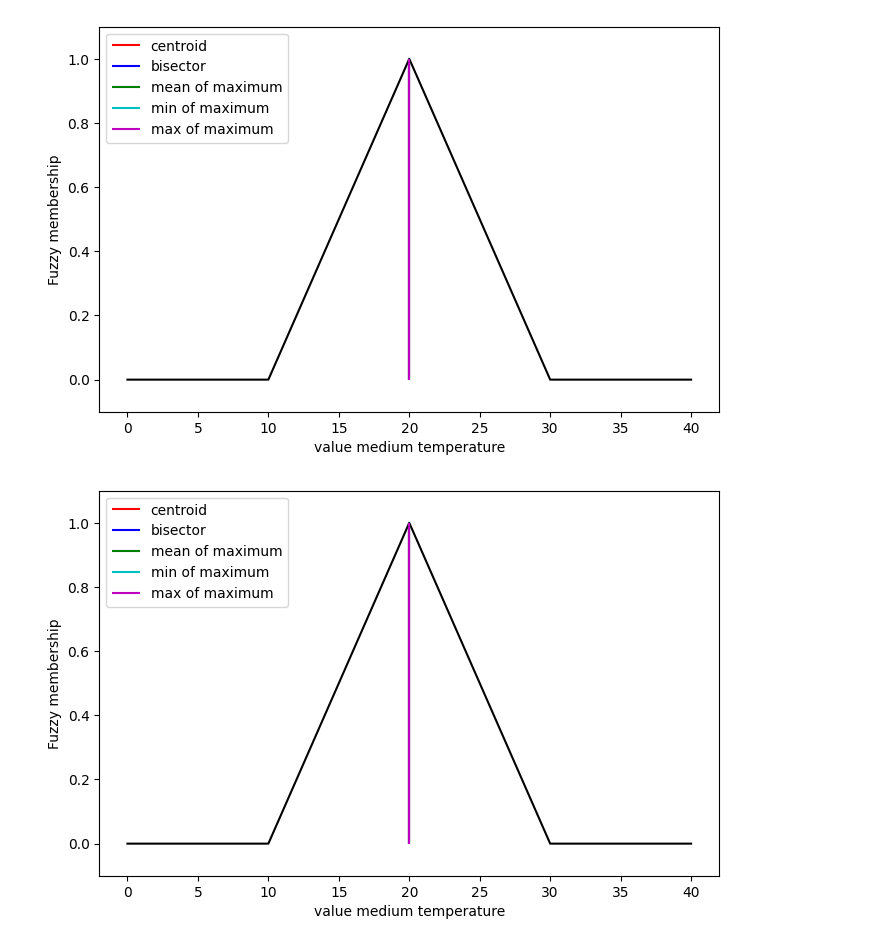
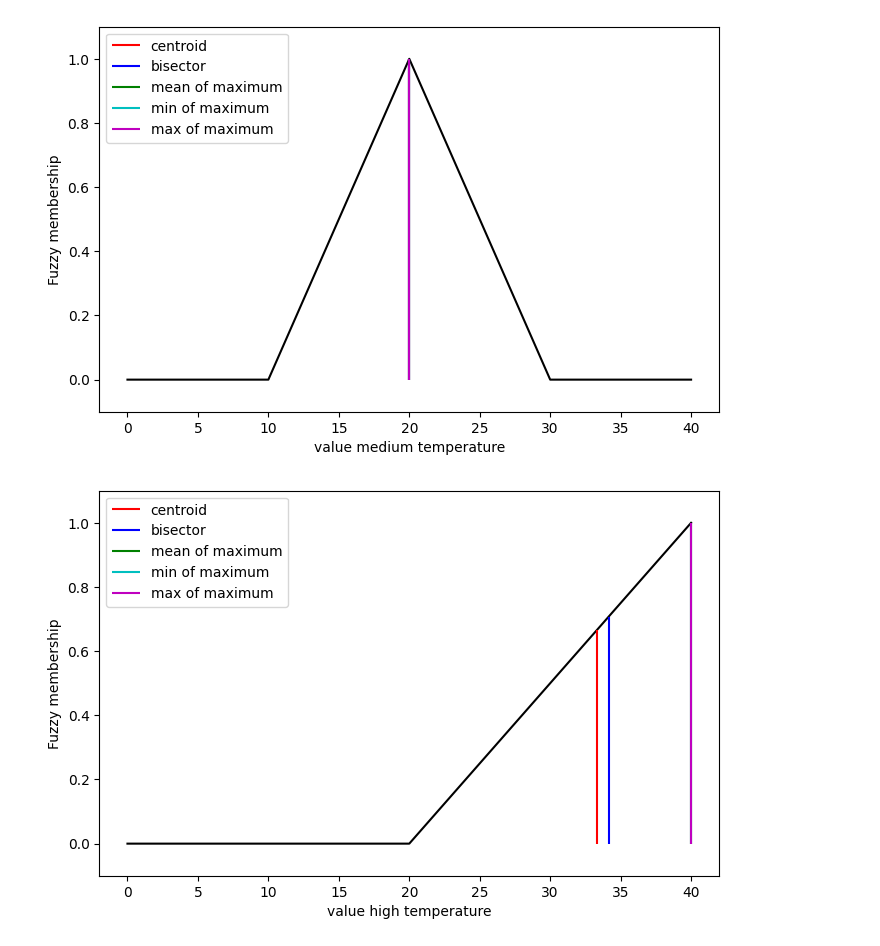
Before and after one commit to martavise/fuzzy-tutorial, a Jupyter notebook: 03_SelfHeatingSystem.ipynb, the cells around one changed output. Drawn from its saved outputs; the diff is of its cells as text; code cells hidden in the pictures.

```diff
--- a/03_SelfHeatingSystem.ipynb
+++ b/03_SelfHeatingSystem.ipynb
@@ -222,37 +222,37 @@ import matplotlib.pyplot as plt
 #temp['medium'] = fuzz.trimf(temp.universe, [10, 20, 30])
 #temp['high'] = fuzz.trimf(temp.universe, [20, 40, 40])
 x = temp.universe
-mfx = fuzz.trimf(temp.universe, [10, 20, 30])
+mfx = fuzz.trimf(temp.universe, [20, 40, 40])
 
 
 defuzz_centroid = fuzz.defuzz(x, mfx, 'centroid')  # Same as skfuzzy.centroid
 defuzz_bisector = fuzz.defuzz(x, mfx, 'bisector')
 defuzz_mom = fuzz.defuzz(x, mfx, 'mom')
 defuzz_som = fuzz.defuzz(x, mfx, 'som')
 defuzz_lom = fuzz.defuzz(x, mfx, 'lom')
 
 # Collect info for vertical lines
 labels = ['centroid', 'bisector', 'mean of maximum', 'min of maximum',
           'max of maximum']
 xvals = [defuzz_centroid,
          defuzz_bisector,
          defuzz_mom,
          defuzz_som,
          defuzz_lom]
 colors = ['r', 'b', 'g', 'c', 'm']
 ymax = [fuzz.interp_membership(x, mfx, i) for i in xvals]
 
 # Display and compare defuzzification results against membership function
 plt.figure(figsize=(8, 5))
 
 plt.plot(x, mfx, 'k')
 for xv, y, label, color in zip(xvals, ymax, labels, colors):
     plt.vlines(xv, 0, y, label=label, color=color)
 plt.ylabel('Fuzzy membership')
 plt.xlabel('value high temperature')
 plt.ylim(-0.1, 1.1)
 plt.legend(loc=2)
 
 plt.show()
 # %% [output]
-[figure, old version]
+[figure, new version]
```
Also changed, not shown: parts of 1 cell of this notebook.
